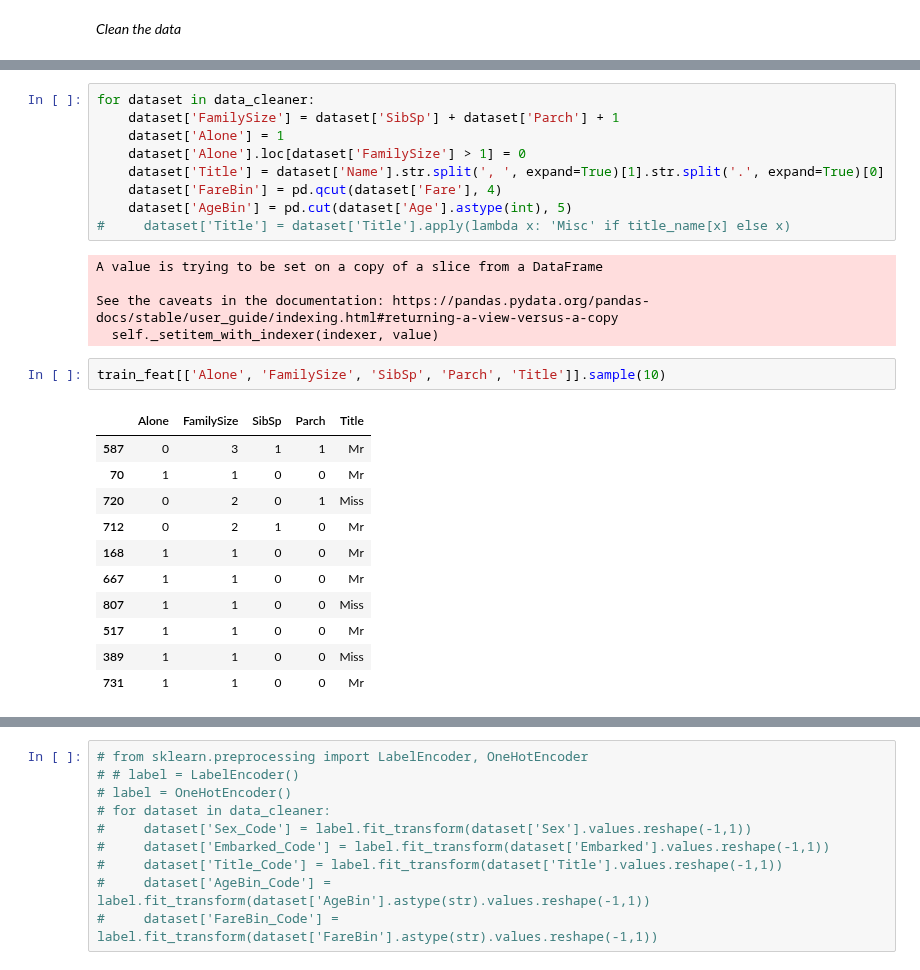
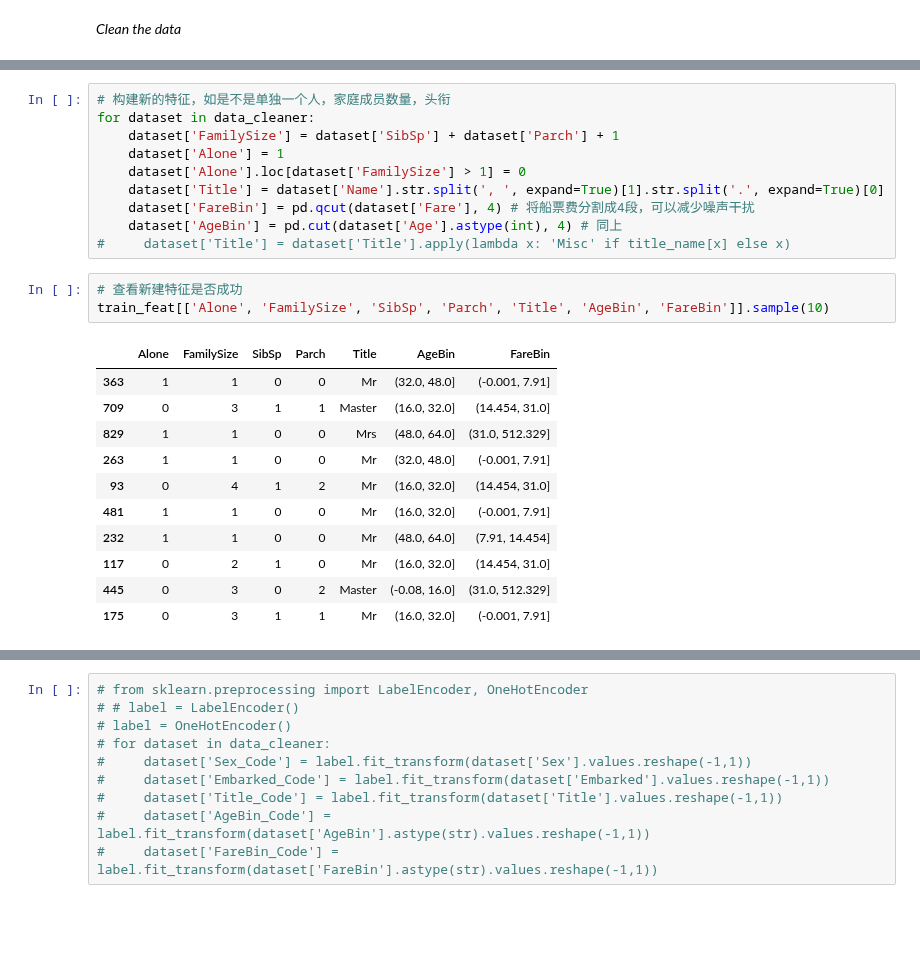
Before and after one commit to GoldenRaven/MachineLearning_notebook, a Jupyter notebook: Kaggle_Titanic.ipynb, the cells around one changed output, grey strips where cells are left out. Drawn from its saved outputs; the diff is of its cells as text; blank space fills up the shorter version.

```diff
--- a/Kaggle_Titanic.ipynb
+++ b/Kaggle_Titanic.ipynb
@@ -289,28 +323,25 @@ Name: Name, dtype: object
 # %%
+# 构建新的特征，如是不是单独一个人，家庭成员数量，头衔
 for dataset in data_cleaner:
     dataset['FamilySize'] = dataset['SibSp'] + dataset['Parch'] + 1
     dataset['Alone'] = 1
     dataset['Alone'].loc[dataset['FamilySize'] > 1] = 0
     dataset['Title'] = dataset['Name'].str.split(', ', expand=True)[1].str.split('.', expand=True)[0]
-    dataset['FareBin'] = pd.qcut(dataset['Fare'], 4)
-    dataset['AgeBin'] = pd.cut(dataset['Age'].astype(int), 5)
+    dataset['FareBin'] = pd.qcut(dataset['Fare'], 4) # 将船票费分割成4段，可以减少噪声干扰
+    dataset['AgeBin'] = pd.cut(dataset['Age'].astype(int), 4) # 同上
 #     dataset['Title'] = dataset['Title'].apply(lambda x: 'Misc' if title_name[x] else x)
-# %% [output]
-A value is trying to be set on a copy of a slice from a DataFrame
-
-See the caveats in the documentation: https://pandas.pydata.org/pandas-docs/stable/user_guide/indexing.html#returning-a-view-versus-a-copy
-  self._setitem_with_indexer(indexer, value)
 # %%
-train_feat[['Alone', 'FamilySize', 'SibSp', 'Parch', 'Title']].sample(10)
+# 查看新建特征是否成功
+train_feat[['Alone', 'FamilySize', 'SibSp', 'Parch', 'Title', 'AgeBin', 'FareBin']].sample(10)
 # %% [output]
-|  | Alone | FamilySize | SibSp | Parch | Title |
-| 587 | 0 | 3 | 1 | 1 | Mr |
-| 70 | 1 | 1 | 0 | 0 | Mr |
-| 720 | 0 | 2 | 0 | 1 | Miss |
-| 712 | 0 | 2 | 1 | 0 | Mr |
-| 168 | 1 | 1 | 0 | 0 | Mr |
-| 667 | 1 | 1 | 0 | 0 | Mr |
-| 807 | 1 | 1 | 0 | 0 | Miss |
-| 517 | 1 | 1 | 0 | 0 | Mr |
-| 389 | 1 | 1 | 0 | 0 | Miss |
-| 731 | 1 | 1 | 0 | 0 | Mr |
+|  | Alone | FamilySize | SibSp | Parch | Title | AgeBin | FareBin |
+| 363 | 1 | 1 | 0 | 0 | Mr | (32.0, 48.0] | (-0.001, 7.91] |
+| 709 | 0 | 3 | 1 | 1 | Master | (16.0, 32.0] | (14.454, 31.0] |
+| 829 | 1 | 1 | 0 | 0 | Mrs | (48.0, 64.0] | (31.0, 512.329] |
+| 263 | 1 | 1 | 0 | 0 | Mr | (32.0, 48.0] | (-0.001, 7.91] |
+| 93 | 0 | 4 | 1 | 2 | Mr | (16.0, 32.0] | (14.454, 31.0] |
+| 481 | 1 | 1 | 0 | 0 | Mr | (16.0, 32.0] | (-0.001, 7.91] |
+| 232 | 1 | 1 | 0 | 0 | Mr | (48.0, 64.0] | (7.91, 14.454] |
+| 117 | 0 | 2 | 1 | 0 | Mr | (16.0, 32.0] | (14.454, 31.0] |
+| 445 | 0 | 3 | 0 | 2 | Master | (-0.08, 16.0] | (31.0, 512.329] |
+| 175 | 0 | 3 | 1 | 1 | Mr | (16.0, 32.0] | (-0.001, 7.91] |
```
Also changed, not shown: parts of 80 cells of this notebook.
